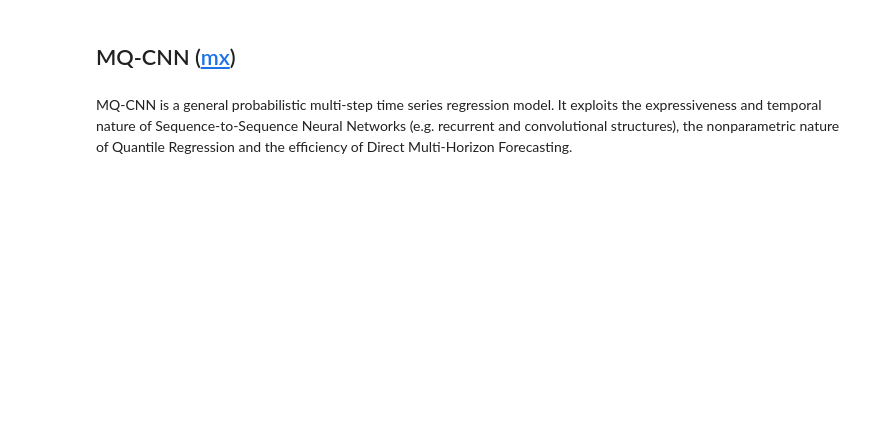
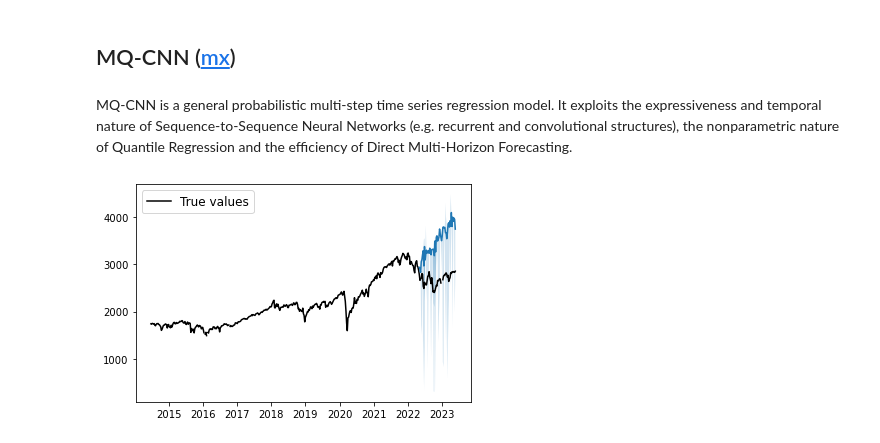
Before and after one commit to jhb300/project_submission_hai_performer, a Jupyter notebook: modelling/modelling_experimentation_v2.ipynb, the cells around one changed output. Drawn from its saved outputs; the diff is of its cells as text; code cells hidden in the pictures; blank space fills up the shorter version.

```diff
--- a/modelling/modelling_experimentation_v2.ipynb
+++ b/modelling/modelling_experimentation_v2.ipynb
@@ -323,26 +356,29 @@ windows = 1
 # Estimator specs
 version = 1
 prediction_length=56
-num_layers=2
-hidden_size=20
+decoder_mlp_dim_seq=[30]
+channels_seq=[30,30,30]
+use_past_feat_dynamic_real=True
+context_length=56
 
 # Trainer specs
-max_epochs = 2
+max_epochs = 20
 lr = 1e-1
 weight_decay = 1e-4
 # %%
-deepstate_estimator = DeepStateEstimator(
+mqcnn_estimator = MQCNNEstimator(
     prediction_length=prediction_length,
-    num_layers=num_layers,
-    num_cells=hidden_size,
-    use_feat_static_cat=False,
-    cardinality=[],
-    trainer = Trainer(
+    channels_seq=channels_seq,
+    use_past_feat_dynamic_real=use_past_feat_dynamic_real,
+    decoder_mlp_dim_seq=decoder_mlp_dim_seq,
+    context_length=context_length,
+    freq="W",
+    trainer=Trainer(
+        ctx=mx.cpu(),
         epochs=max_epochs,
         learning_rate=lr,
         weight_decay=weight_decay,
     ),
-    freq="W",
 )
 # %%
 # Start Experiment
@@ -352,13 +388,17 @@ forecasts, tss, agg_metrics = run_experiment(
     prediction_length=prediction_length,
     windows=windows,
     past_rts_col=past_rts_col,
-    estimator=deepstate_estimator,
+    estimator=mqcnn_estimator,
 )
 # %%
 # Plot forecast
-for ts, forecast in zip(tss, forecasts):
-    plt.plot(ts.to_timestamp())
-    forecast.plot()
+plot_forecast(
+    tss=tss,
+    forecasts=forecasts,
+    # path="./plot.svg",
+)
+# %% [output]
+[figure, added]
 # %%
 # Add experiment to database store
 experiment_config = Forecast_Experiment(
```
Also changed, not shown: parts of 9 cells of this notebook, 6 other files.
